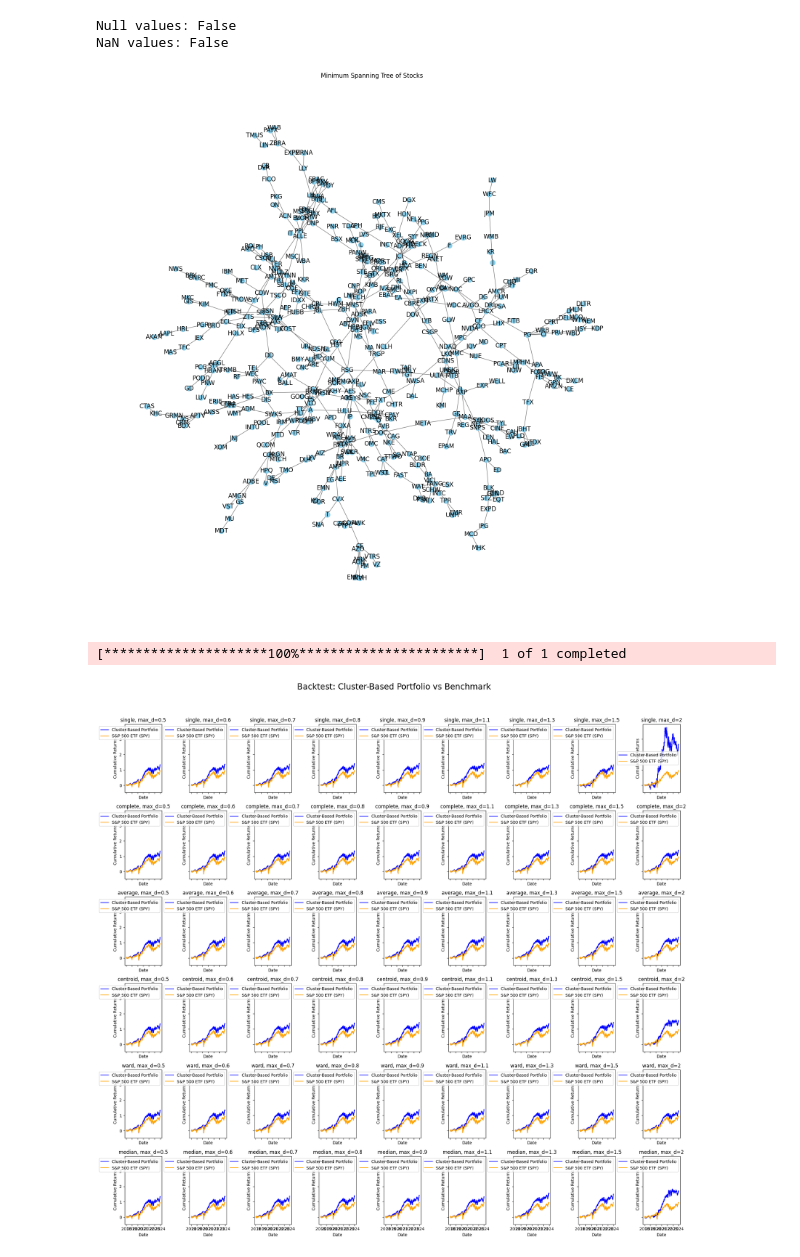
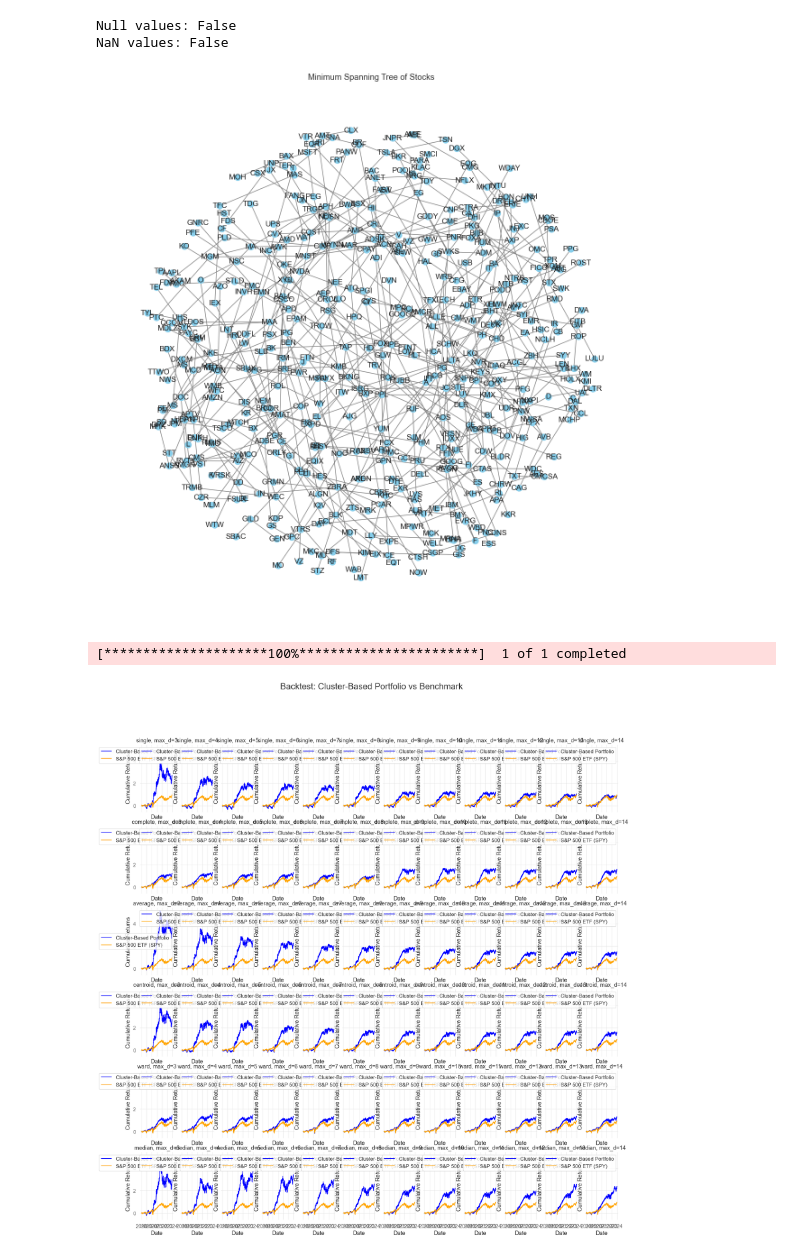
Before and after one commit to mitchchessnoob/portfolio_optimization, a Jupyter notebook: analysis/basic_hier.ipynb, the cells around one changed output. Saved outputs shown, nothing was run; the diff lists cells and outputs as text; code cells hidden in the pictures.

```diff
--- a/analysis/basic_hier.ipynb
+++ b/analysis/basic_hier.ipynb
@@ -30,17 +28,17 @@ raw = yf.download(tickers=tickers, start=sd, end=ed, auto_adjust=True)["Close"]
 # %%
-dataset = pd.DataFrame(raw)
-missing_frac = dataset.isnull().mean().sort_values(ascending=False)
+df = pd.DataFrame(raw)
+missing_frac = df.isnull().mean().sort_values(ascending=False)
 drop_list = sorted(list(missing_frac[missing_frac > 0.2].index))
-dataset.drop(columns=drop_list, axis = 1, inplace=True)
-dataset.bfill(axis='index', inplace=True)
-print('\nNull values:', dataset.isnull().values.any())
-print('NaN values:', dataset.isna().values.any())
+df.drop(columns=drop_list, axis = 1, inplace=True)
+df.bfill(axis='index', inplace=True)
+print('\nNull values:', df.isnull().values.any())
+print('NaN values:', df.isna().values.any())
 # %% [output]
 Null values: False
 NaN values: False
 # %%
 from sklearn.preprocessing import StandardScaler
-returns = dataset.pct_change().dropna()
+returns = df.pct_change().dropna()
 returns = pd.DataFrame(returns).reset_index().drop(columns="Date")
 scaler = StandardScaler()
 normalized_returns = pd.DataFrame(scaler.fit_transform(returns), columns=returns.columns, index=returns.index)
@@ -59,24 +57,24 @@ import seaborn as sns
 
 
 G = nx.Graph()
-G.add_nodes_from(dataset.columns)
+G.add_nodes_from(df.columns)
 threshold = 0.5
-for i in range(len(dataset.columns)):
-    for j in range(i + 1, len(dataset.columns)):
+for i in range(len(df.columns)):
+    for j in range(i + 1, len(df.columns)):
         corr = R.iloc[i, j]
         if abs(corr) > threshold:
-            G.add_edge(dataset.columns[i], dataset.columns[j], weight=corr)
+            G.add_edge(df.columns[i], df.columns[j], weight=corr)
 # %%
 mst = nx.minimum_spanning_tree(G)
 
 # Plot MST
-plt.figure(figsize=(15, 15))
-pos = nx.spring_layout(mst)
+plt.figure(figsize=(12, 12))
+pos = nx.spring_layout(mst, k = 4/np.sqrt(len(df.columns)))
 nx.draw(mst, pos, with_labels=True, node_size=100, node_color="skyblue", edge_color="gray")
 plt.title("Minimum Spanning Tree of Stocks")
 plt.show()
 # %% [output]
-[figure, old version]
+[figure, new version]
 # %%
 benchmark_data = yf.download("SPY", start=sd, end=ed, auto_adjust=True)['Close']
 benchmark_returns = benchmark_data.pct_change().dropna()
@@ -87,7 +85,8 @@ results = pd.DataFrame(columns=['Method', 'Max_d', 'Silhouette Score', 'Cophenet
 
 # Clustering evaluation
 methods = ['single', 'complete', 'average', 'centroid', 'ward', 'median']
-max_d_values = [0.5, 0.6, 0.7, 0.8, 0.9, 1.1, 1.3, 1.5, 2]
+# max_d_values = [0.5, 0.6, 0.7, 0.8, 0.9, 1.1, 1.3, 1.5, 2]
+max_d_values= [int(np.arange(3,15)[i]) for i in range(len(np.arange(3,15)))]
 # %%
 # Prepare subplots
 fig, axes = plt.subplots(len(methods), len(max_d_values), figsize=(20, 20), sharex=True, sharey=True)
@@ -98,7 +97,7 @@ for i, method in enumerate(methods):
         distance_matrix = 1 - (R.drop(columns = "Ticker")).abs()
         condensed_distance_matrix = pdist(distance_matrix)
         linkage_matrix = linkage(condensed_distance_matrix, method=method)
-        clusters = fcluster(linkage_matrix, max_d, criterion='distance')
+        clusters = fcluster(linkage_matrix, max_d, criterion='maxclust')
 
         # Calculate metrics
         silhouette_avg = silhouette_score(distance_matrix, clusters, metric='precomputed')
@@ -114,35 +113,35 @@ for i, method in enumerate(methods):
             'Cophenetic Correlation': [c],
             'Calinski-Harabasz Score': [ch_score],
             'Davies-Bouldin Score': [db_score]
         })
         results = pd.concat([results, result], ignore_index=True)
 
         # Cluster-based portfolio
         cluster_returns = []
         unique_clusters = np.unique(clusters)
         for cluster in unique_clusters:
-            cluster_stocks = [dataset.columns[k] for k in range(len(dataset.columns)) if clusters[k] == cluster]
+            cluster_stocks = [df.columns[k] for k in range(len(df.columns)) if clusters[k] == cluster]
             cluster_data = returns[cluster_stocks].mean(axis=1)
             cluster_returns.append(cluster_data)
 
         # Combine cluster returns into a portfolio
         combined_returns = pd.concat(cluster_returns, axis=1).mean(axis=1)
         combined_cum_returns = (1 + combined_returns).cumprod() - 1
 
         benchmark_cum_returns = (1 + benchmark_returns).cumprod() - 1
         # Plot on the respective subplot
         ax = axes[i, j]
         ax.plot(benchmark_cum_returns.reset_index()["Date"], combined_cum_returns, label="Cluster-Based Portfolio", color="blue")
         ax.plot(benchmark_cum_returns.reset_index()["Date"], benchmark_cum_returns.reset_index()["SPY"], label="S&P 500 ETF (SPY)", color="orange")
         ax.set_title(f"{method}, max_d={max_d}")
         ax.set_xlabel("Date")
         ax.set_ylabel("Cumulative Returns")
         ax.legend()
 
 plt.tight_layout(rect=[0, 0.03, 1, 0.95])
 plt.show()
 # %% [output]
-[figure, old version]
+[figure, new version]
 # %%
 max_cols = ["Silhouette Score", "Cophenetic Correlation", "Calinski-Harabasz Score"]
 min_cols = ["Davies-Bouldin Score"]
```
Also changed, not shown: parts of 10 cells of this notebook, 4 other files.
